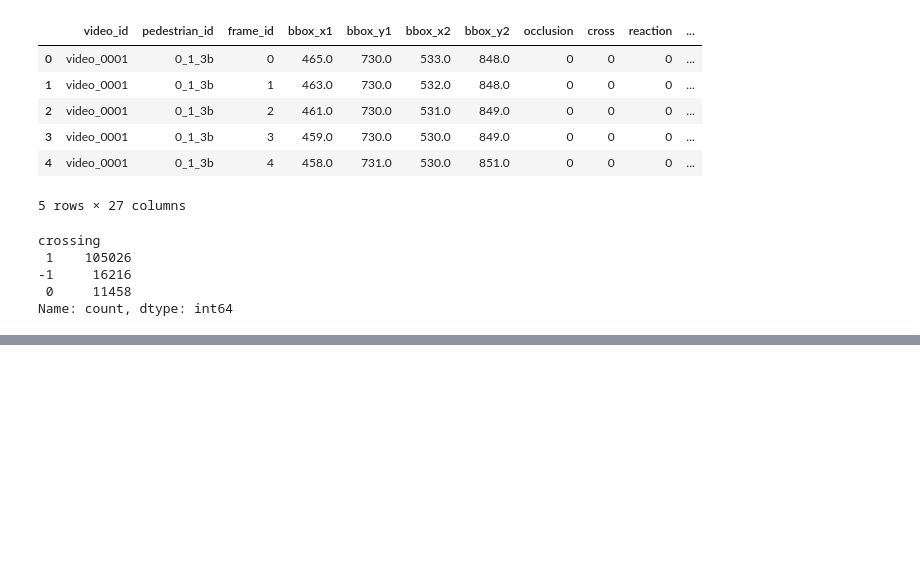
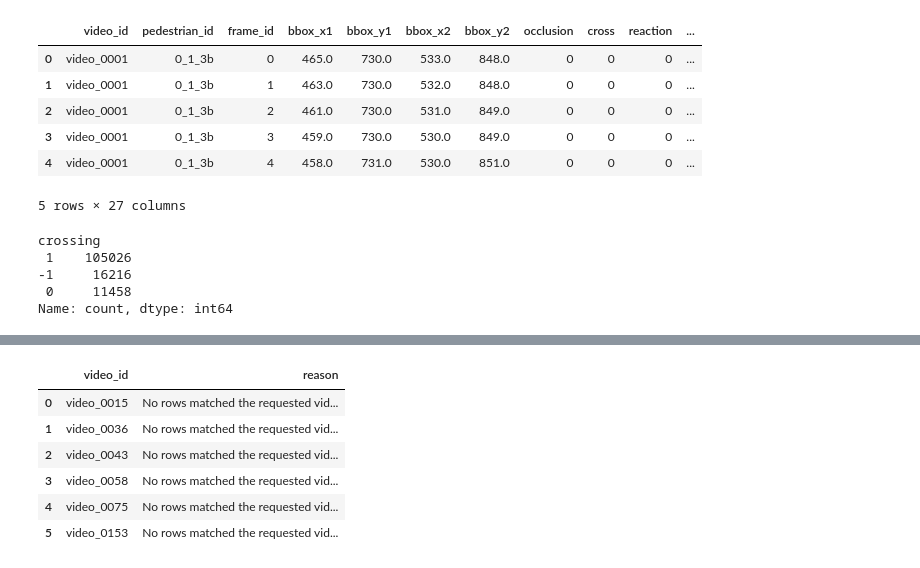
Before and after one commit to S-K-Y-Light/CS3264_Team6_Project, a Jupyter notebook: main.ipynb, the cells around one changed output, grey strips where cells are left out. Saved outputs shown, nothing was run; the diff lists cells and outputs as text; code cells hidden in the pictures; blank space fills up the shorter version.

```diff
--- a/main.ipynb
+++ b/main.ipynb
@@ -247,14 +332,10 @@ weighted avg       0.89      0.89      0.89     25495
 # %%
-# Visualization of Predictions on Video Frames
-# This Code was generated by AI
-# Temporary Placeholder for Video Visualization Code - To be implemented
-
-import numpy as np
+# Visualization of predictions on test video frames for XGBoost classifier
 import pandas as pd
 import cv2
 import os
 
-def predict_from_df(df, clf, cat_cols, num_cols, video_id=None, pedestrian_id=None):
+def predict_from_df(df, clf, cat_cols, num_cols, threshold, video_id=None, pedestrian_id=None):
     """Return per-frame crossing probabilities directly from the feature DataFrame."""
     data = df.copy()
 
@@ -268,21 +349,9 @@ def predict_from_df(df, clf, cat_cols, num_cols, video_id=None, pedestrian_id=No
 
     data = data.sort_values(["video_id", "pedestrian_id", "frame_id"]).reset_index(drop=True)
 
-    # Recompute the same features used during training if they are not already present
+    # Reuse the same feature logic used during model training
     if "bbox_center_x" not in data.columns:
-        W, H = 1920.0, 1080.0
-        group_keys = ["video_id", "pedestrian_id"]
-        data["bbox_center_x"] = ((data["bbox_x1"] + data["bbox_x2"]) / 2.0) / W
-        data["bbox_center_y"] = ((data["bbox_y1"] + data["bbox_y2"]) / 2.0) / H
-        data["bbox_width"] = (data["bbox_x2"] - data["bbox_x1"]) / W
-        data["bbox_height"] = (data["bbox_y2"] - data["bbox_y1"]) / H
-        data["bbox_area"] = data["bbox_width"] * data["bbox_height"]
-        data["aspect_ratio"] = data["bbox_width"] / (data["bbox_height"] + 1e-6)
-        data["velocity_x"] = data.groupby(group_keys)["bbox_center_x"].diff().fillna(0.0)
-        data["velocity_y"] = data.groupby(group_keys)["bbox_center_y"].diff().fillna(0.0)
-        data["speed"] = np.sqrt(data["velocity_x"] ** 2 + data["velocity_y"] ** 2)
-        data["acceleration_x"] = data.groupby(group_keys)["velocity_x"].diff().fillna(0.0)
-        data["acceleration_y"] = data.groupby(group_keys)["velocity_y"].diff().fillna(0.0)
+        data = engineer_features(data)
 
     X = data.reindex(columns=cat_cols + num_cols, fill_value=0)
     scores = clf.predict_proba(X)[:, 1]
@@ -292,12 +361,15 @@ def predict_from_df(df, clf, cat_cols, num_cols, video_id=None, pedestrian_id=No
         "cross"
     ]].copy()
     result["crossing_score"] = scores
-    result["predicted_cross"] = (scores >= 0.5).astype(int)
+    result["predicted_cross"] = (scores >= threshold).astype(int)
     return result
 
-def write_prediction_video_from_df(df, obj, clf, cat_cols, num_cols, video_id, output_path, fps=30):
+
+def write_prediction_video_from_df(df, obj, clf, cat_cols, num_cols, threshold, video_id, output_path, fps=30):
     """Write a video with bounding boxes, model prediction, and ground truth per frame."""
-    predictions = predict_from_df(df, clf, cat_cols, num_cols, video_id=video_id)
+    predictions = predict_from_df(
+        df, clf, cat_cols, num_cols, threshold=threshold, video_id=video_id
+    )
 
     images_root = getattr(obj, "_images_path", os.path.join(".", "images"))
     video_path = os.path.join(images_root, video_id)
@@ -335,10 +407,10 @@ def write_prediction_video_from_df(df, obj, clf, cat_cols, num_cols, video_id, o
             bbox = [row["bbox_x1"], row["bbox_y1"], row["bbox_x2"], row["bbox_y2"]]
             score = float(row["crossing_score"])
             pred_label = int(row["predicted_cross"])
-            gt_label = row["cross"]
+            gt_label = int(row["cross"])
             color = (0, int(255 * (1 - score)), int(255 * score))
             cv2.rectangle(img, (int(bbox[0]), int(bbox[1])), (int(bbox[2]), int(bbox[3])), color, 3)
-            label = f"{row['pedestrian_id']} Pred: {pred_label} GT: {gt_label} Score: {score:.2f}"
+            label = f"{row['pedestrian_id']} Pred:{pred_label} GT:{gt_label} Score:{score:.2f}"
             cv2.putText(
                 img, label, (int(bbox[0]), max(20, int(bbox[1] - 10))),
                 cv2.FONT_HERSHEY_SIMPLEX, 0.55, color, 2
@@ -349,13 +421,32 @@ def write_prediction_video_from_df(df, obj, clf, cat_cols, num_cols, video_id, o
     writer.release()
     return output_path
 
-# Example: generate frame-level predictions and write a video
-df_predictions = predict_from_df(df, clf, cat_cols, num_cols, video_id="video_0001")
-# display(df_predictions.head(20))
 
-output_video_path = os.path.join(".", "video_0001_predictions.mp4")
-written_path = write_prediction_video_from_df(
-    df, jaad_api, clf, cat_cols, num_cols, video_id="video_0001", output_path=output_video_path
- )
-print(f"Saved prediction video to: {written_path}")
+# Build videos for TEST split only using the same threshold as evaluation
+test_ids_path = os.path.join("split_ids", "default", "test.txt")
+test_video_ids = read_ids(test_ids_path)
+output_dir = os.path.join(".", "predictions_test_videos")
+os.makedirs(output_dir, exist_ok=True)
+
+written = []
+skipped = []
+for video_id in test_video_ids:
+    output_video_path = os.path.join(output_dir, f"{video_id}_predictions.mp4")
+    try:
+        write_prediction_video_from_df(
+            df, jaad_api, clf, cat_cols, num_cols,
+            threshold=DECISION_THRESHOLD,
+            video_id=video_id,
+            output_path=output_video_path
+        )
+        written.append(output_video_path)
+        print(f"[OK] {video_id} -> {output_video_path}")
+    except Exception as e:
+        skipped.append((video_id, str(e)))
+        print(f"[SKIP] {video_id}: {e}")
+
+print(f"\nCreated {len(written)} test videos.")
+print(f"Skipped {len(skipped)} test videos.")
+if skipped:
+    display(pd.DataFrame(skipped, columns=["video_id", "reason"]))
 # %% [output]
@@ -362,0 +470,7 @@ ValueError: No rows matched the requested video_id / pedestrian_id filter.
+|  | video_id | reason |
+| 0 | video_0015 | No rows matched the requested vid... |
+| 1 | video_0036 | No rows matched the requested vid... |
+| 2 | video_0043 | No rows matched the requested vid... |
+| 3 | video_0058 | No rows matched the requested vid... |
+| 4 | video_0075 | No rows matched the requested vid... |
+| 5 | video_0153 | No rows matched the requested vid... |
```
Also changed, not shown: parts of 4 cells of this notebook.
